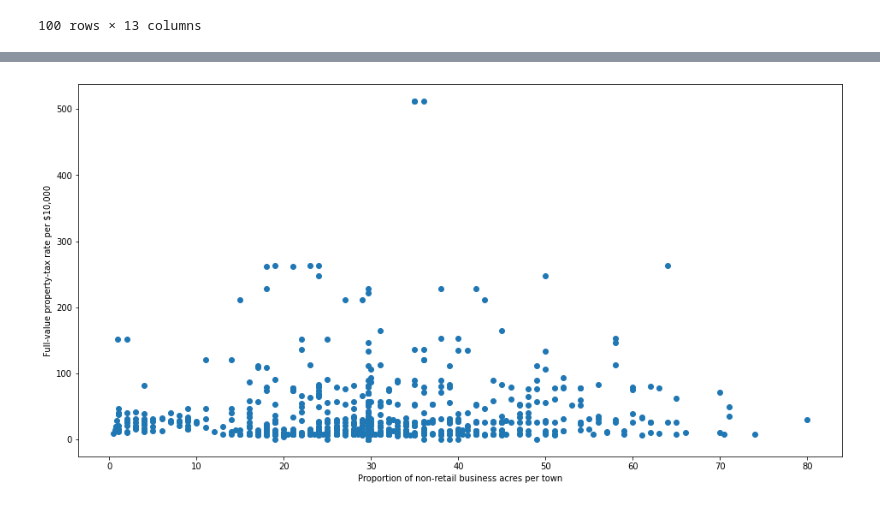
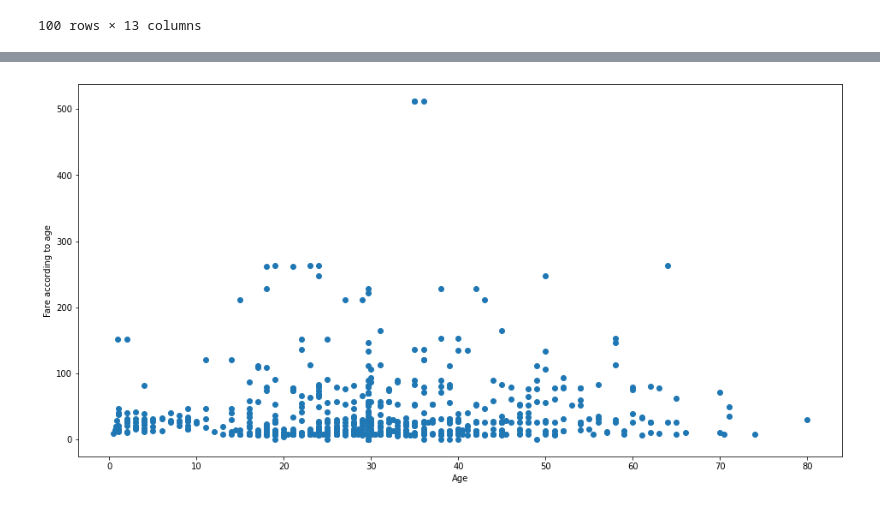
Before and after one commit to RahulParajuli/DataVisualizationandML, a Jupyter notebook: functions.ipynb, the cells around one changed output, grey strips where cells are left out. Cells and saved outputs as stored; diff of their text form; code cells hidden in the pictures.

```diff
--- a/functions.ipynb
+++ b/functions.ipynb
@@ -249,9 +249,9 @@ data.head()
 # %%
 import matplotlib.pyplot as plt
 fig, ax = plt.subplots(figsize=(16,8))
 ax.scatter(data['Age'], data['Fare'])
-ax.set_xlabel('Proportion of non-retail business acres per town')
-ax.set_ylabel('Full-value property-tax rate per $10,000')
+ax.set_xlabel('Age')
+ax.set_ylabel('Fare according to age')
 plt.show()
 # %% [output]
-[figure, old version]
+[figure, new version]
```
Also changed, not shown: parts of 16 cells of this notebook.
